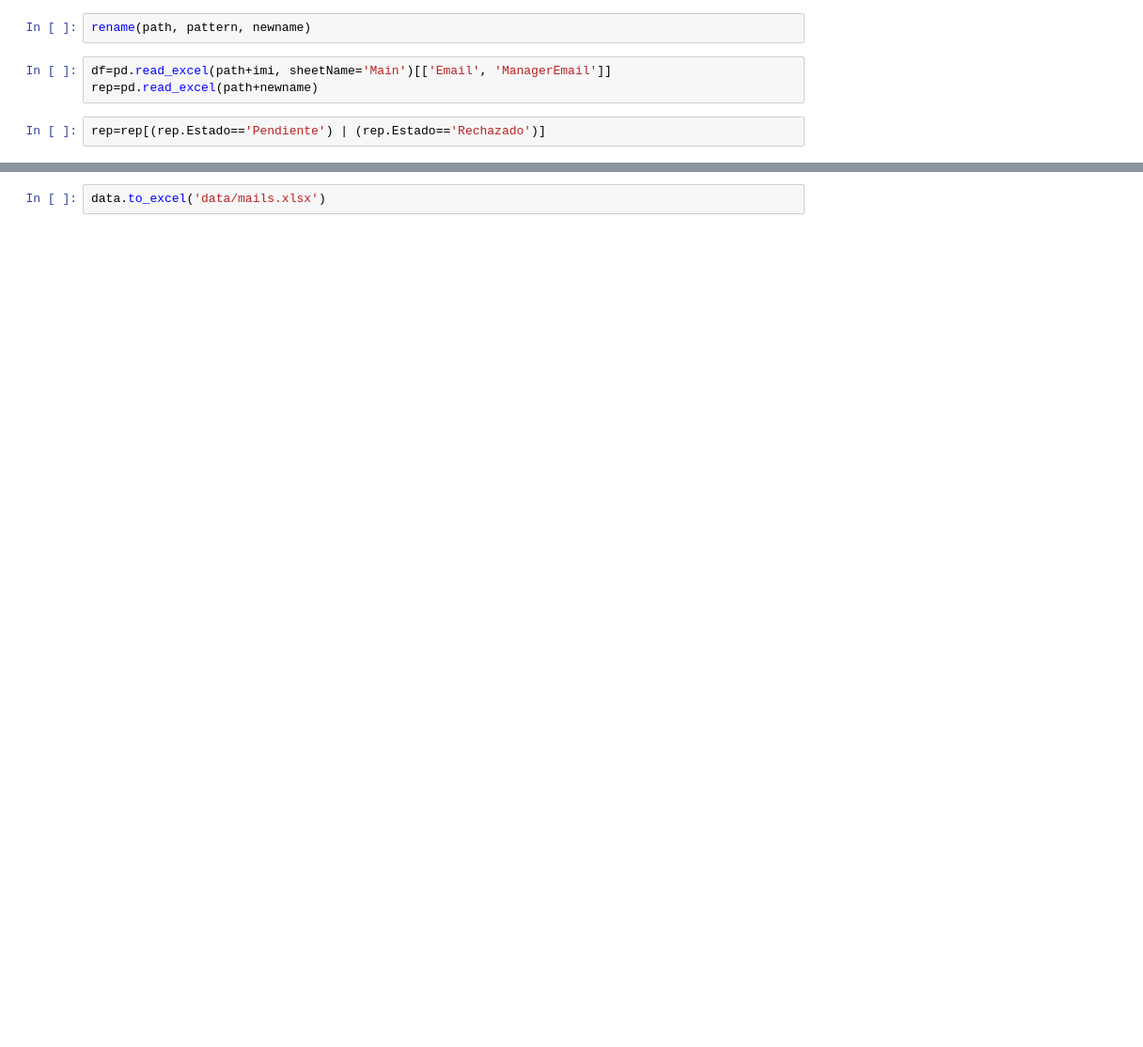
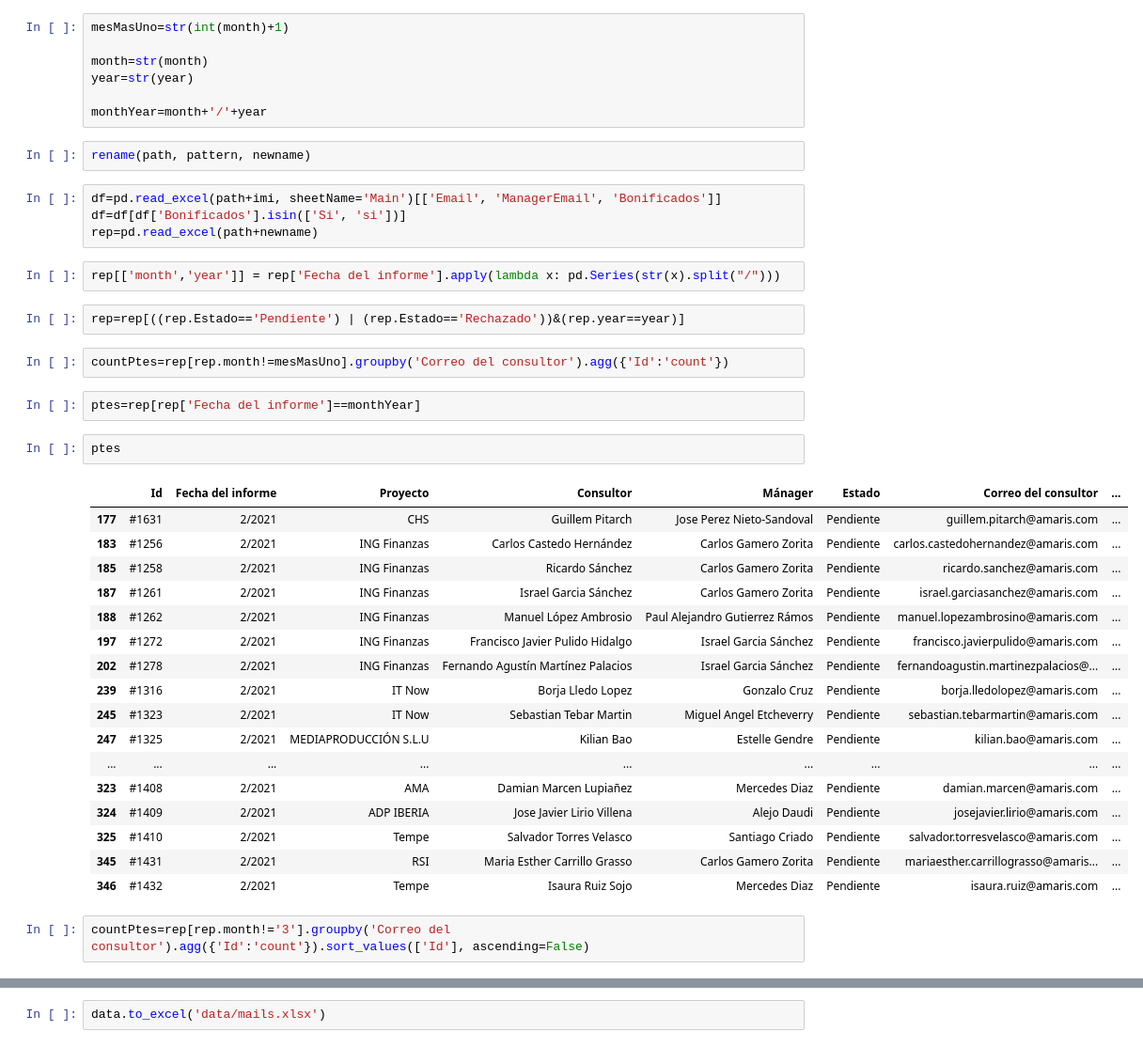
Before and after one commit to antonionavarro35/RoboMails, a Jupyter notebook: Scripts/pruebas.ipynb, the cells around one changed output, grey strips where cells are left out. Shown at 94% size. Cells and saved outputs as stored; diff of their text form; blank space fills up the shorter version.

```diff
--- a/Scripts/pruebas.ipynb
+++ b/Scripts/pruebas.ipynb
@@ -9,7 +14,43 @@ pattern='Reports_D*'
+# %%
+mesMasUno=str(int(month)+1)
+
+month=str(month)
+year=str(year)
+
+monthYear=month+'/'+year
 # %%
 rename(path, pattern, newname)
 # %%
-df=pd.read_excel(path+imi, sheetName='Main')[['Email', 'ManagerEmail']]
+df=pd.read_excel(path+imi, sheetName='Main')[['Email', 'ManagerEmail', 'Bonificados']]
+df=df[df['Bonificados'].isin(['Si', 'si'])]
 rep=pd.read_excel(path+newname)
+# %%
+rep[['month','year']] = rep['Fecha del informe'].apply(lambda x: pd.Series(str(x).split("/")))
 # %%
-rep=rep[(rep.Estado=='Pendiente') | (rep.Estado=='Rechazado')]
+rep=rep[((rep.Estado=='Pendiente') | (rep.Estado=='Rechazado'))&(rep.year==year)]
+# %%
+countPtes=rep[rep.month!=mesMasUno].groupby('Correo del consultor').agg({'Id':'count'})
+# %%
+ptes=rep[rep['Fecha del informe']==monthYear]
+# %%
+ptes
+# %% [output]
+|  | Id | Fecha del informe | Proyecto | Consultor | Mánager | Estado | Correo del consultor | ... |
+| 177 | #1631 | 2/2021 | CHS | Guillem Pitarch | Jose Perez Nieto-Sandoval | Pendiente | guillem.pitarch@amaris.com | ... |
+| 183 | #1256 | 2/2021 | ING Finanzas | Carlos Castedo Hernández | Carlos Gamero Zorita | Pendiente | carlos.castedohernandez@amaris.com | ... |
+| 185 | #1258 | 2/2021 | ING Finanzas | Ricardo Sánchez | Carlos Gamero Zorita | Pendiente | ricardo.sanchez@amaris.com | ... |
+| 187 | #1261 | 2/2021 | ING Finanzas | Israel Garcia Sánchez | Carlos Gamero Zorita | Pendiente | israel.garciasanchez@amaris.com | ... |
+| 188 | #1262 | 2/2021 | ING Finanzas | Manuel López Ambrosio | Paul Alejandro Gutierrez Rámos | Pendiente | manuel.lopezambrosino@amaris.com | ... |
+| 197 | #1272 | 2/2021 | ING Finanzas | Francisco Javier Pulido Hidalgo | Israel Garcia Sánchez | Pendiente | francisco.javierpulido@amaris.com | ... |
+| 202 | #1278 | 2/2021 | ING Finanzas | Fernando Agustín Martínez Palacios | Israel Garcia Sánchez | Pendiente | fernandoagustin.martinezpalacios@... | ... |
+| 239 | #1316 | 2/2021 | IT Now | Borja Lledo Lopez | Gonzalo Cruz | Pendiente | borja.lledolopez@amaris.com | ... |
+| 245 | #1323 | 2/2021 | IT Now | Sebastian Tebar Martin | Miguel Angel Etcheverry | Pendiente | sebastian.tebarmartin@amaris.com | ... |
+| 247 | #1325 | 2/2021 | MEDIAPRODUCCIÓN S.L.U | Kilian Bao | Estelle Gendre | Pendiente | kilian.bao@amaris.com | ... |
+| ... | ... | ... | ... | ... | ... | ... | ... | ... |
+| 323 | #1408 | 2/2021 | AMA | Damian Marcen Lupiañez | Mercedes Diaz | Pendiente | damian.marcen@amaris.com | ... |
+| 324 | #1409 | 2/2021 | ADP IBERIA | Jose Javier Lirio Villena | Alejo Daudi | Pendiente | josejavier.lirio@amaris.com | ... |
+| 325 | #1410 | 2/2021 | Tempe | Salvador Torres Velasco | Santiago Criado | Pendiente | salvador.torresvelasco@amaris.com | ... |
+| 345 | #1431 | 2/2021 | RSI | Maria Esther Carrillo Grasso | Carlos Gamero Zorita | Pendiente | mariaesther.carrillograsso@amaris... | ... |
+| 346 | #1432 | 2/2021 | Tempe | Isaura Ruiz Sojo | Mercedes Diaz | Pendiente | isaura.ruiz@amaris.com | ... |
+# %%
+countPtes=rep[rep.month!='3'].groupby('Correo del consultor').agg({'Id':'count'}).sort_values(['Id'], ascending=False)
```
Also changed, not shown: parts of 17 cells of this notebook, 14 other files.
